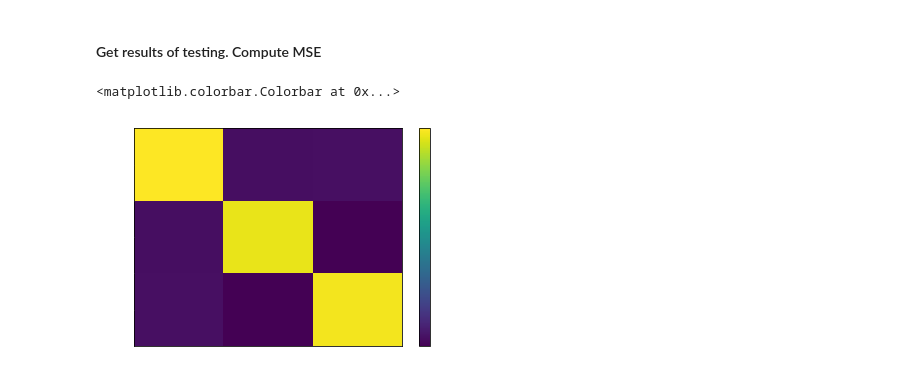
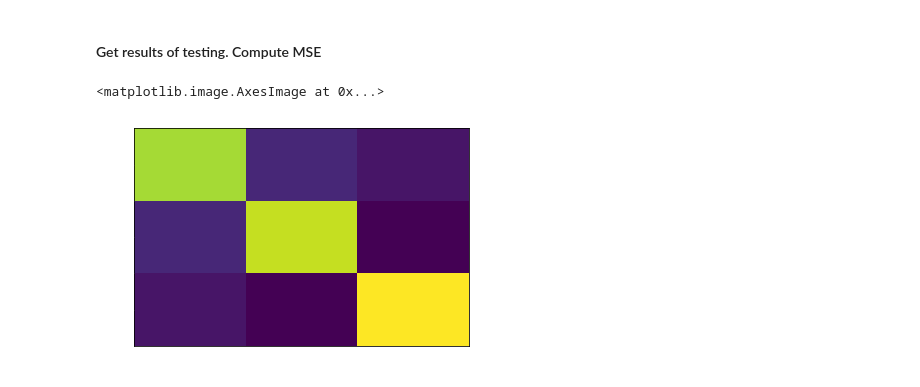
Before and after one commit to mizvol/miniESN, a Jupyter notebook: Synthetic.ipynb, the cells around one changed output. Drawn from its saved outputs; the diff is of its cells as text; code cells hidden in the pictures.

```diff
--- a/Synthetic.ipynb
+++ b/Synthetic.ipynb
@@ -199,18 +199,18 @@ data_test = data_test.T
 # %% [markdown]
 * Classes one by one
 # %%
-temp_data = []
-temp_labels = []
-for i in range(0, num_samples):
-    temp_data.append(data_test[:,i])
-    temp_labels.append(Y_test[i])
-    temp_data.append(data_test[:,i + num_samples])
-    temp_labels.append(Y_test[i + num_samples])
-    temp_data.append(data_test[:,i + 2 * num_samples])
-    temp_labels.append(Y_test[i + 2 * num_samples])
-temp_data = array(temp_data).T
-data_test = temp_data
-Y_test = array(temp_labels)
+# temp_data = []
+# temp_labels = []
+# for i in range(0, num_samples):
+#     temp_data.append(data_test[:,i])
+#     temp_labels.append(Y_test[i])
+#     temp_data.append(data_test[:,i + num_samples])
+#     temp_labels.append(Y_test[i + num_samples])
+#     temp_data.append(data_test[:,i + 2 * num_samples])
+#     temp_labels.append(Y_test[i + 2 * num_samples])
+# temp_data = array(temp_data).T
+# data_test = temp_data
+# Y_test = array(temp_labels)
 # %% [markdown]
 #### Record reservoir activations for the test set
 # %%
@@ -220,10 +220,9 @@ X_test = record_reservoir_activations(data_test, W_in, in_size, W)
 # %%
 Y_target = dot(W_out, X_test)
 imshow(dot(Y_target, Y_target.T), aspect='auto')
-colorbar()
 # %% [output]
-<matplotlib.colorbar.Colorbar at 0x...>
+<matplotlib.image.AxesImage at 0x...>
-[figure, old version]
+[figure, new version]
 # %%
 # compute MSE for the first errorLen time steps
 errorLen = num_classes * num_samples
```
Also changed, not shown: parts of 4 cells of this notebook.
